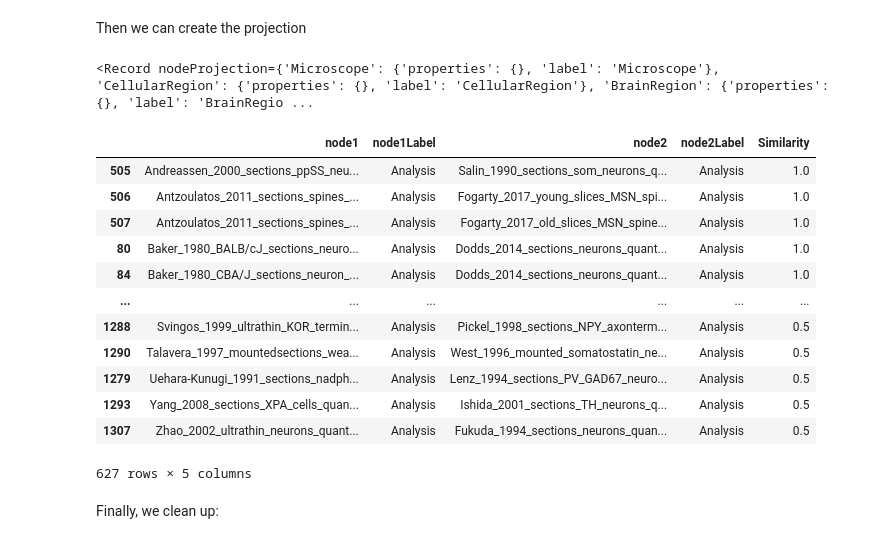
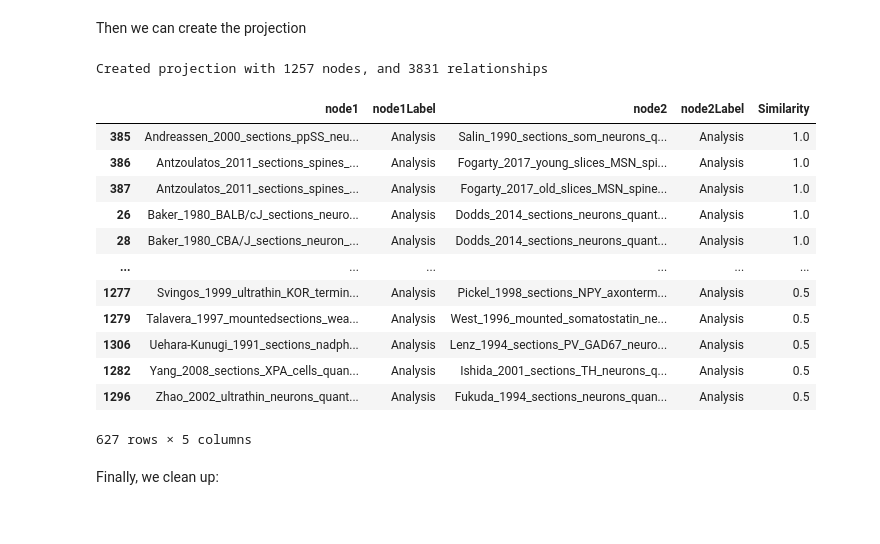
Before and after one commit to marenpg/jupyter_basal_ganglia, a Jupyter notebook: 2. Extending the data with extracted information - GraphAnalysis/1. General information search.ipynb, the cells around one changed output. Cells and saved outputs as stored; diff of their text form; code cells hidden in the pictures.

```diff
--- a/2. Extending the data with extracted information - GraphAnalysis/1. General information search.ipynb
+++ b/2. Extending the data with extracted information - GraphAnalysis/1. General information search.ipynb
@@ -19,10 +19,10 @@ import os
 load_dotenv()
 
 neo4jUser = os.getenv("NEO4J_USER")
-neo4jPwd = os.getenv("NEO4J_PASSWORD")
-neo4jUrl = os.getenv("NEO4j_BOLT")
+neo4jPwd = os.getenv("NEO4J_PASSWORD_DS")
+neo4jUrl = os.getenv("NEO4j_BOLT_DS")
 
-driver = GraphDatabase.driver(neo4jUrl,auth=basic_auth(neo4jUser, neo4jPwd), encrypted = False)
+driver = GraphDatabase.driver(neo4jUrl,auth=basic_auth(neo4jUser, neo4jPwd))
 # %% [markdown]
 ## Inital preparation
 # %% [markdown]
@@ -835,10 +840,10 @@ with driver.session() as session:
     old_call = """
         CALL gds.alpha.betweenness.sampled.stream('all-nodes')
         YIELD nodeId, centrality
-        RETURN nodeId, gds.util.asNode(nodeId).name AS name, labels(gds.util.asNode(nodeId))[0] AS label, centrality
+        RETURN nodeId, gds.util.asNode(nodeId).name AS name, labels(gds.util.asNode(nodeId))[0] AS label, centrality as score
         ORDER BY centrality DESC
     """
-    res = session.run(new_call)
+    res = session.run(old_call)
 
 
     for rec in res:
@@ -897,9 +902,9 @@ with driver.session() as session:
         CALL gds.nodeSimilarity.stream(
           'all-nodes',
           {
-            degreeCutoff: 3,
+            degreeCutoff: 1,
             similarityCutoff: 0.5,
-            topK: 2
+            topK: 5
           }
         )
         YIELD node1, node2, similarity
@@ -1069,64 +1118,60 @@ with driver.session() as session: ## TODO add specific relation to all so only a
 Then we can create the projection
 # %%
 with driver.session() as session:
-    prev = """CALL gds.graph.create(
-            'analyses',
-            '["Analysis", "CellType", "BrainRegion", "NeuralStructure", "AnalysisDataType", "Reporter", "SectioningInstrument", "Microscope"]',
-            '*'
-        )"""
+    ## WHat if I only add all nodes and the relationship NODE_SIMILARITY? Than relationships dont count twice :D
     res = session.run("""
         CALL gds.graph.create(
             'analyses',
-            ["CellType", "CellularRegion", "NeuralStructure", "Analysis", "SectioningInstrument", "Reporter","VisualizationProtocol", "AnalysisDataType", "Microscope", "Software", "BrainRegion"],
+            ["CellType", "CellularRegion", "NeuralStructure", "Analysis", "SectioningInstrument", "Reporter","VisualizationProtocol", "AnalysisDataType", "Microscope", "Software", "BrainRegion", "IntroductionType", "IntroductionTiming", "TreatmentPurpose"],
             'NODE_SIMILARITY'
         )
     """)
     for rec in res:
-        print(rec)
+        print("Created projection with", rec["nodeCount"], "nodes, and", rec["relationshipCount"], "relationships")
 # %% [output]
-<Record nodeProjection={'Microscope': {'properties': {}, 'label': 'Microscope'}, 'CellularRegion': {'properties': {}, 'label': 'CellularRegion'}, 'BrainRegion': {'properties': {}, 'label': 'BrainRegio ...
+Created projection with 1257 nodes, and 3831 relationships
 # %%
 import pandas as pd
 
-label_prop_table = []
+analysis_similarity_table = []
 with driver.session() as session:
     res = session.run("""
         CALL gds.nodeSimilarity.stream(
           'analyses',
           {
             degreeCutoff: 3,
             similarityCutoff: 0.5,
             topK: 2
           }
         )
         YIELD node1, node2, similarity
         RETURN gds.util.asNode(node1).name as node1, labels(gds.util.asNode(node1))[0] as node1Label, gds.util.asNode(node2).name as node2, labels(gds.util.asNode(node2))[0] as node2Label, similarity
         ORDER BY similarity DESC
     """)
 
     for rec in res:
-        label_prop_table.append([rec["node1"], rec["node1Label"], rec["node2"], rec["node2Label"], rec["similarity"]])
+        analysis_similarity_table.append([rec["node1"], rec["node1Label"], rec["node2"], rec["node2Label"], rec["similarity"]])
 
-analysis_similarity = pd.DataFrame(label_prop_table, columns=["node1", "node1Label", "node2", "node2Label", "Similarity"])
+analysis_similarity = pd.DataFrame(analysis_similarity_table, columns=["node1", "node1Label", "node2", "node2Label", "Similarity"])
 
 def get_name(analysis_name):
     return analysis_name.str.split("_").str[:2]
 
 similar_analyses = analysis_similarity.loc[(analysis_similarity["node1Label"]== "Analysis")].sort_values(["Similarity", "node1"], ascending=[False, True])
 similar_analyses.loc[(get_name(similar_analyses["node1"]) != get_name(similar_analyses["node2"]) )]
 # %% [output]
 |  | node1 | node1Label | node2 | node2Label | Similarity |
-| 505 | Andreassen_2000_sections_ppSS_neu... | Analysis | Salin_1990_sections_som_neurons_q... | Analysis | 1.0 |
-| 506 | Antzoulatos_2011_sections_spines_... | Analysis | Fogarty_2017_young_slices_MSN_spi... | Analysis | 1.0 |
-| 507 | Antzoulatos_2011_sections_spines_... | Analysis | Fogarty_2017_old_slices_MSN_spine... | Analysis | 1.0 |
-| 80 | Baker_1980_BALB/cJ_sections_neuro... | Analysis | Dodds_2014_sections_neurons_quant... | Analysis | 1.0 |
-| 84 | Baker_1980_CBA/J_sections_neuron_... | Analysis | Dodds_2014_sections_neurons_quant... | Analysis | 1.0 |
+| 385 | Andreassen_2000_sections_ppSS_neu... | Analysis | Salin_1990_sections_som_neurons_q... | Analysis | 1.0 |
+| 386 | Antzoulatos_2011_sections_spines_... | Analysis | Fogarty_2017_young_slices_MSN_spi... | Analysis | 1.0 |
+| 387 | Antzoulatos_2011_sections_spines_... | Analysis | Fogarty_2017_old_slices_MSN_spine... | Analysis | 1.0 |
+| 26 | Baker_1980_BALB/cJ_sections_neuro... | Analysis | Dodds_2014_sections_neurons_quant... | Analysis | 1.0 |
+| 28 | Baker_1980_CBA/J_sections_neuron_... | Analysis | Dodds_2014_sections_neurons_quant... | Analysis | 1.0 |
 | ... | ... | ... | ... | ... | ... |
-| 1288 | Svingos_1999_ultrathin_KOR_termin... | Analysis | Pickel_1998_sections_NPY_axonterm... | Analysis | 0.5 |
-| 1290 | Talavera_1997_mountedsections_wea... | Analysis | West_1996_mounted_somatostatin_ne... | Analysis | 0.5 |
-| 1279 | Uehara-Kunugi_1991_sections_nadph... | Analysis | Lenz_1994_sections_PV_GAD67_neuro... | Analysis | 0.5 |
-| 1293 | Yang_2008_sections_XPA_cells_quan... | Analysis | Ishida_2001_sections_TH_neurons_q... | Analysis | 0.5 |
-| 1307 | Zhao_2002_ultrathin_neurons_quant... | Analysis | Fukuda_1994_sections_neurons_quan... | Analysis | 0.5 |
+| 1277 | Svingos_1999_ultrathin_KOR_termin... | Analysis | Pickel_1998_sections_NPY_axonterm... | Analysis | 0.5 |
+| 1279 | Talavera_1997_mountedsections_wea... | Analysis | West_1996_mounted_somatostatin_ne... | Analysis | 0.5 |
+| 1306 | Uehara-Kunugi_1991_sections_nadph... | Analysis | Lenz_1994_sections_PV_GAD67_neuro... | Analysis | 0.5 |
+| 1282 | Yang_2008_sections_XPA_cells_quan... | Analysis | Ishida_2001_sections_TH_neurons_q... | Analysis | 0.5 |
+| 1296 | Zhao_2002_ultrathin_neurons_quant... | Analysis | Fukuda_1994_sections_neurons_quan... | Analysis | 0.5 |
 627 rows × 5 columns
 # %%
 similar_analyses.to_csv("..\Data/csvs/graphAnalysis/node_similarity_analyses.csv")
```
Also changed, not shown: parts of 40 cells of this notebook, 6 other files.
